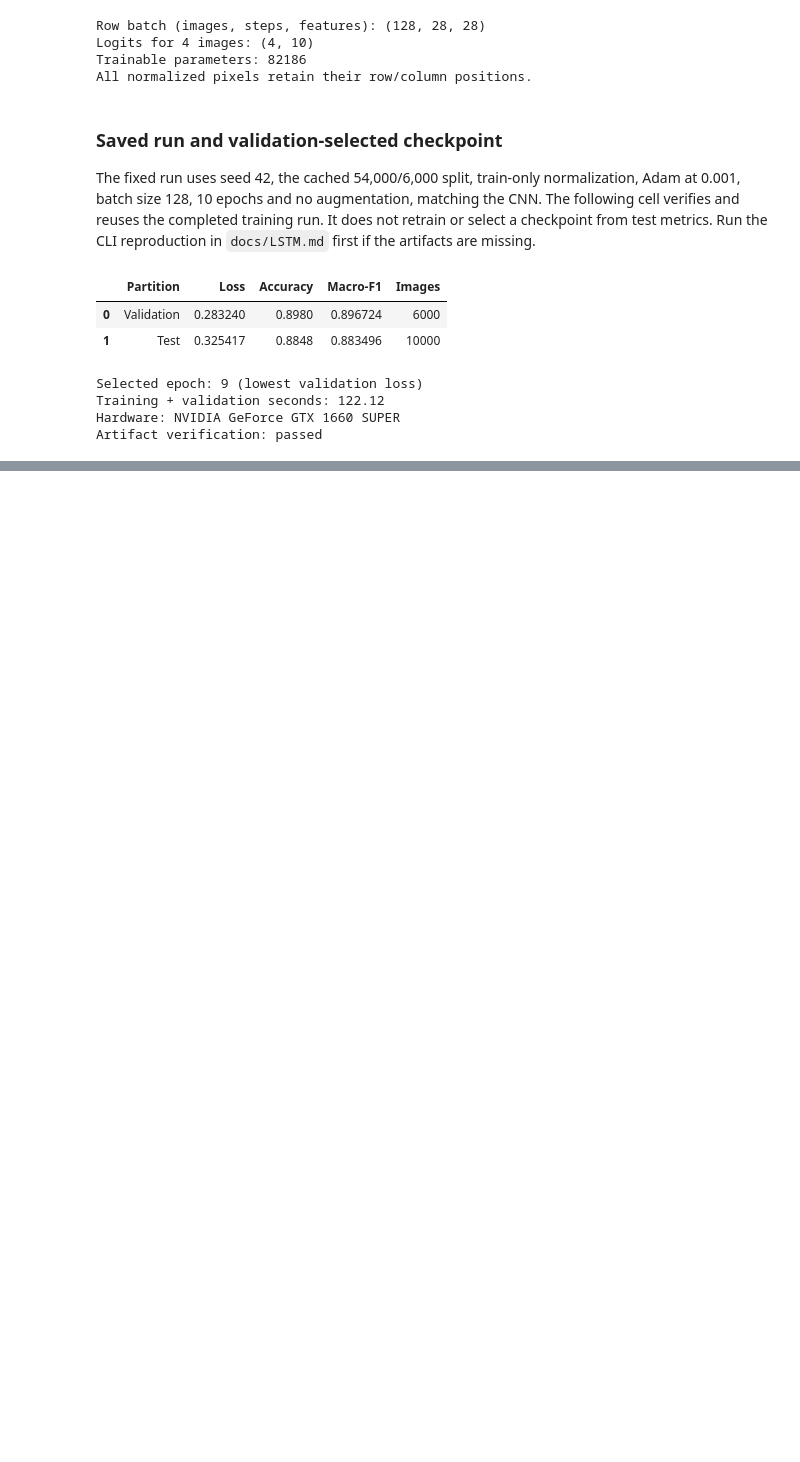
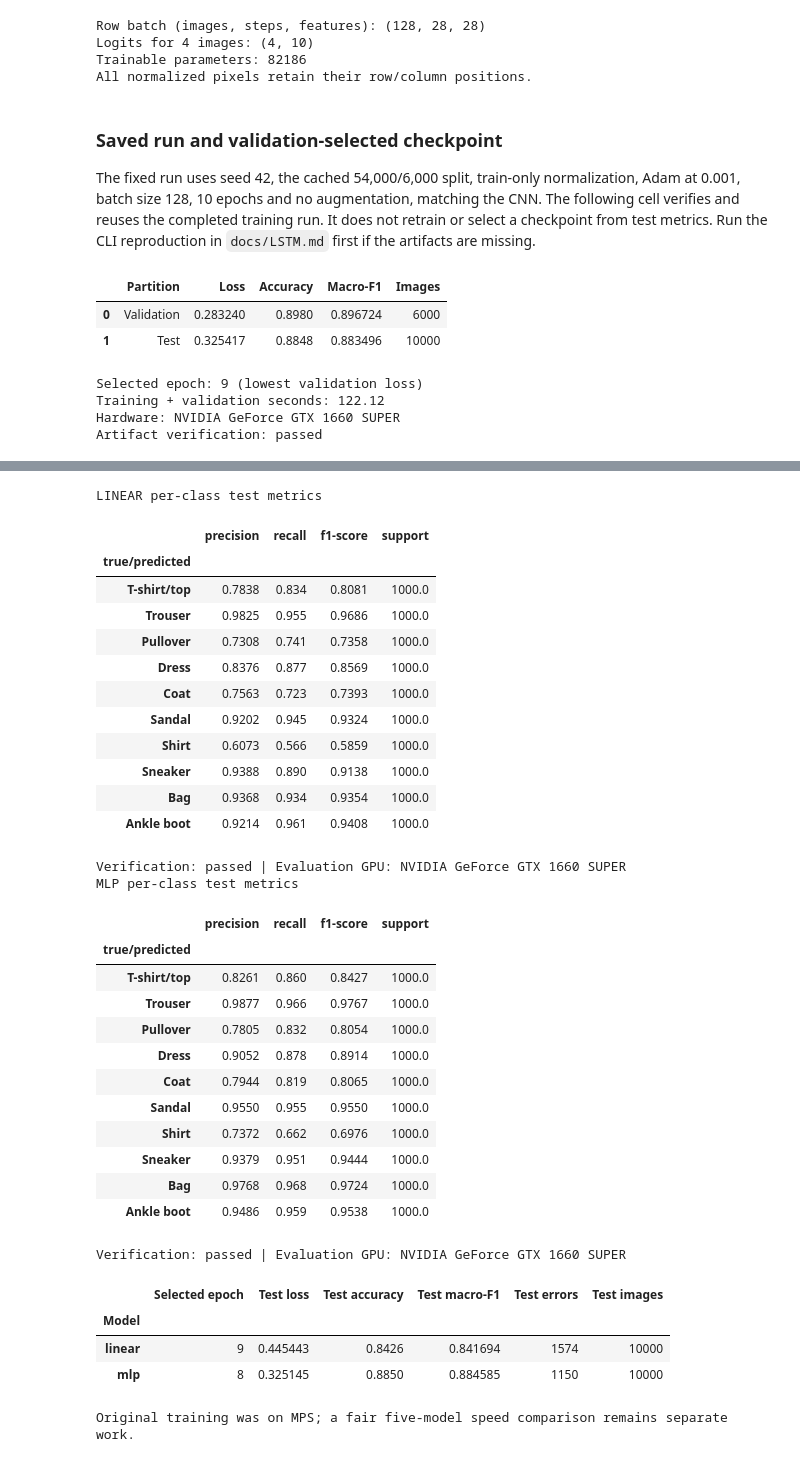
Before and after one commit to VVTN13/DL-ASS, a Jupyter notebook: A1/dl1-261.ipynb, the cells around one changed output, grey strips where cells are left out. Cells and saved outputs as stored; diff of their text form; code cells hidden in the pictures; blank space fills up the shorter version.

```diff
--- a/A1/dl1-261.ipynb
+++ b/A1/dl1-261.ipynb
@@ -410,0 +583,74 @@ full five-model comparison remain unfinished. AI assistance is disclosed in
+# %%
+from pathlib import Path
+import csv
+import hashlib
+import json
+import numpy as np
+import pandas as pd
+from IPython.display import display
+from sklearn.metrics import accuracy_score, confusion_matrix, f1_score
+
+baseline_test_rows = []
+for name in ("linear", "mlp"):
+    run_dir = Path("runs/m1") / name
+    summary = json.loads((run_dir / "summary.json").read_text())
+    result = json.loads((run_dir / "test_summary.json").read_text())
+    verified = json.loads((run_dir / "verification.json").read_text())
+    assert verified["status"] == "passed"
+    assert result["checkpoint_epoch"] == summary["best_epoch"]
+    assert result["test_samples"] == 10000
+    assert hashlib.sha256((run_dir / "best.pt").read_bytes()).hexdigest() == result["checkpoint_sha256"]
+    predictions = pd.read_csv(run_dir / "test_predictions.csv")
+    assert len(predictions) == 10000
+    assert predictions["test_index"].tolist() == list(range(10000))
+    labels = predictions["true_label"]
+    predicted = predictions["predicted_label"]
+    assert abs(accuracy_score(labels, predicted) - result["test_accuracy"]) < 1e-12
+    assert abs(f1_score(labels, predicted, average="macro") - result["test_macro_f1"]) < 1e-12
+    matrix = pd.read_csv(run_dir / "confusion_matrix.csv", index_col=0)
+    np.testing.assert_array_equal(matrix.to_numpy(), confusion_matrix(labels, predicted, labels=range(10)))
+    baseline_test_rows.append({
+        "Model": name, "Selected epoch": result["checkpoint_epoch"],
+        "Test loss": result["test_loss"], "Test accuracy": result["test_accuracy"],
+        "Test macro-F1": result["test_macro_f1"],
+        "Test errors": int((labels != predicted).sum()), "Test images": len(predictions),
+    })
+    print(name.upper(), "per-class test metrics")
+    display(pd.DataFrame(result["class_report"]).T.loc[matrix.index].round(4))
+    print("Verification:", verified["status"], "| Evaluation GPU:", result["hardware"]["gpu"])
+display(pd.DataFrame(baseline_test_rows).set_index("Model").round(6))
+print("Original training was on MPS; a fair five-model speed comparison remains separate work.")
+# %% [output]
+LINEAR per-class test metrics
+|  | precision | recall | f1-score | support |
+| true/predicted |  |  |  |  |
+| T-shirt/top | 0.7838 | 0.834 | 0.8081 | 1000.0 |
+| Trouser | 0.9825 | 0.955 | 0.9686 | 1000.0 |
+| Pullover | 0.7308 | 0.741 | 0.7358 | 1000.0 |
+| Dress | 0.8376 | 0.877 | 0.8569 | 1000.0 |
+| Coat | 0.7563 | 0.723 | 0.7393 | 1000.0 |
+| Sandal | 0.9202 | 0.945 | 0.9324 | 1000.0 |
+| Shirt | 0.6073 | 0.566 | 0.5859 | 1000.0 |
+| Sneaker | 0.9388 | 0.890 | 0.9138 | 1000.0 |
+| Bag | 0.9368 | 0.934 | 0.9354 | 1000.0 |
+| Ankle boot | 0.9214 | 0.961 | 0.9408 | 1000.0 |
+Verification: passed | Evaluation GPU: NVIDIA GeForce GTX 1660 SUPER
+MLP per-class test metrics
+|  | precision | recall | f1-score | support |
+| true/predicted |  |  |  |  |
+| T-shirt/top | 0.8261 | 0.860 | 0.8427 | 1000.0 |
+| Trouser | 0.9877 | 0.966 | 0.9767 | 1000.0 |
+| Pullover | 0.7805 | 0.832 | 0.8054 | 1000.0 |
+| Dress | 0.9052 | 0.878 | 0.8914 | 1000.0 |
+| Coat | 0.7944 | 0.819 | 0.8065 | 1000.0 |
+| Sandal | 0.9550 | 0.955 | 0.9550 | 1000.0 |
+| Shirt | 0.7372 | 0.662 | 0.6976 | 1000.0 |
+| Sneaker | 0.9379 | 0.951 | 0.9444 | 1000.0 |
+| Bag | 0.9768 | 0.968 | 0.9724 | 1000.0 |
+| Ankle boot | 0.9486 | 0.959 | 0.9538 | 1000.0 |
+Verification: passed | Evaluation GPU: NVIDIA GeForce GTX 1660 SUPER
+|  | Selected epoch | Test loss | Test accuracy | Test macro-F1 | Test errors | Test images |
+| Model |  |  |  |  |  |  |
+| linear | 9 | 0.445443 | 0.8426 | 0.841694 | 1574 | 10000 |
+| mlp | 8 | 0.325145 | 0.8850 | 0.884585 | 1150 | 10000 |
+Original training was on MPS; a fair five-model speed comparison remains separate work.
```
Also changed, not shown: parts of 11 cells of this notebook, 42 other files.
